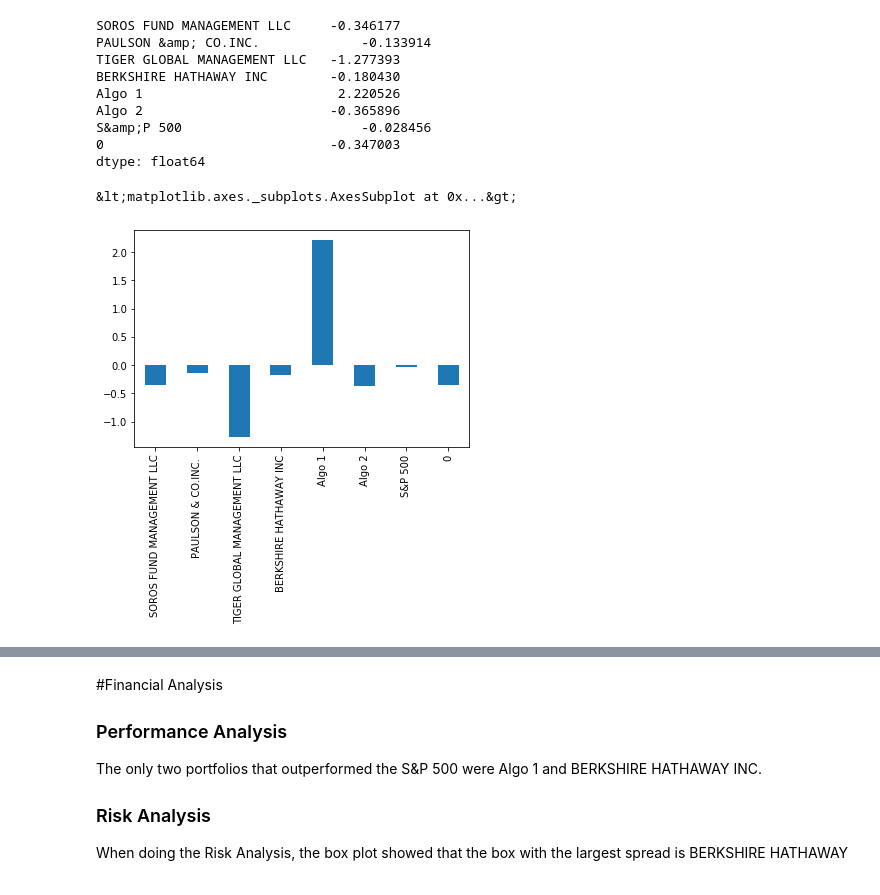
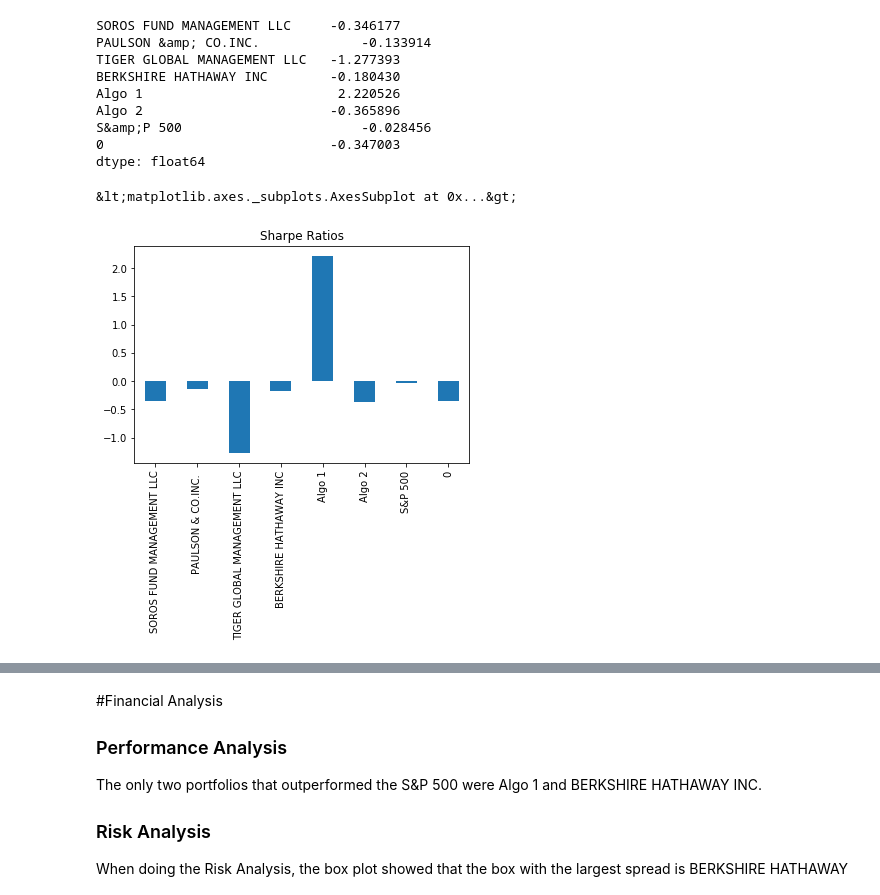
Before and after one commit to jorgeabud/pandas_analysis, a Jupyter notebook: Starter_Code/whale_analysis.ipynb, the cells around one changed output, grey strips where cells are left out. Drawn from its saved outputs; the diff is of its cells as text; code cells hidden in the pictures.

```diff
--- a/Starter_Code/whale_analysis.ipynb
+++ b/Starter_Code/whale_analysis.ipynb
@@ -620,10 +620,10 @@ dtype: float64
 # %%
 # Visualize the sharpe ratios as a bar plot
 # YOUR CODE HERE
-port_sharpe_ratio.plot.bar()
+port_sharpe_ratio.plot.bar(title="Sharpe Ratios")
 # %% [output]
 &lt;matplotlib.axes._subplots.AxesSubplot at 0x...&gt;
-[figure, old version]
+[figure, new version]
 # %%
 # Create a correlation analysis
 # YOUR CODE HERE
```
Also changed, not shown: parts of 4 cells of this notebook.
